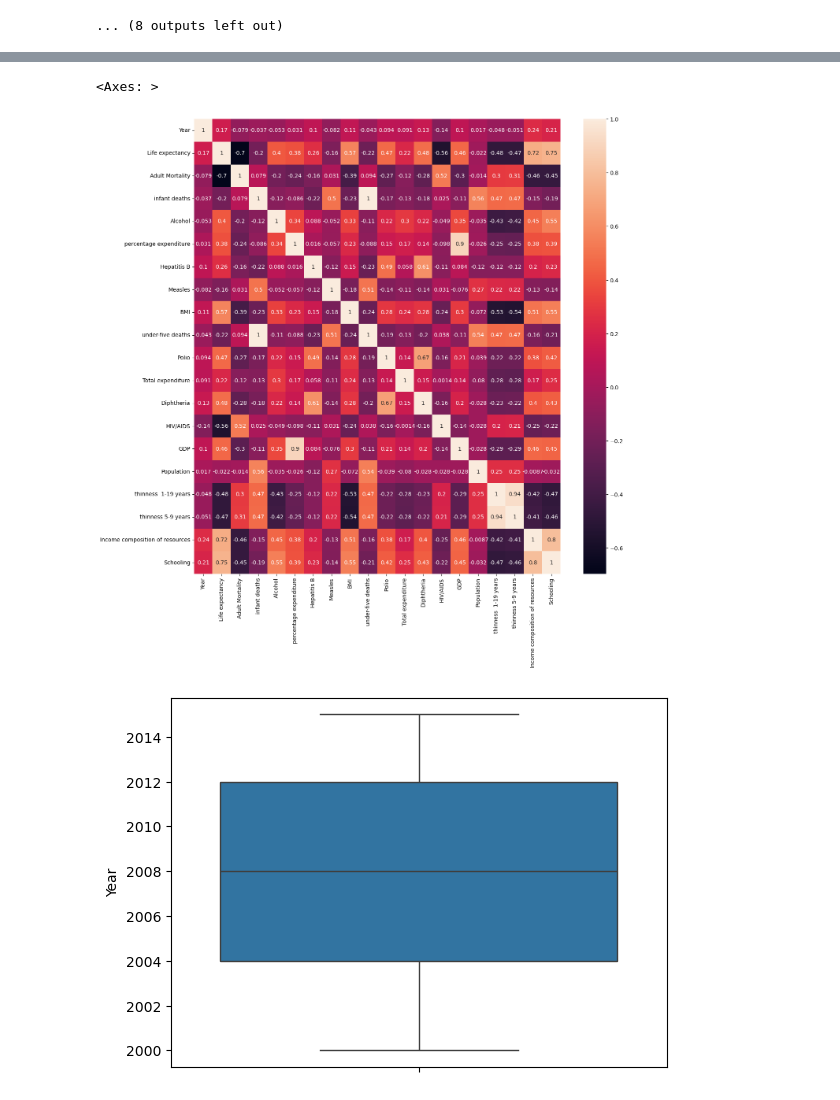
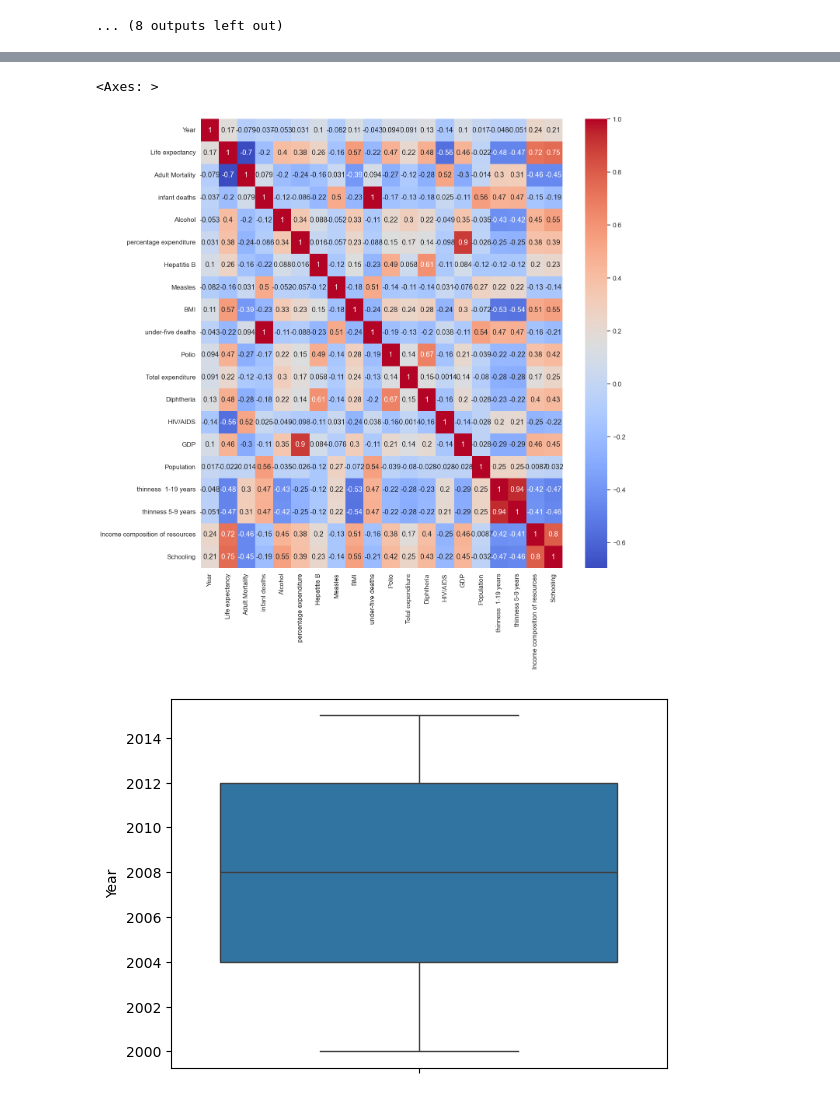
Before and after one commit to Ayesha-Khawar/lifeExpectencyPrediction, a Jupyter notebook: lifeExpectancy_LinReg_RanFor.ipynb, the cells around one changed output, grey strips where cells are left out. Cells and saved outputs as stored; diff of their text form; code cells hidden in the pictures.

```diff
--- a/lifeExpectancy_LinReg_RanFor.ipynb
+++ b/lifeExpectancy_LinReg_RanFor.ipynb
@@ -243,10 +243,10 @@ for i in ['Year','Adult Mortality', 'infant deaths',
 s=df.select_dtypes(include="number").corr()
 # %%
 plt.figure(figsize=(15,15))
-sns.heatmap(s,annot=True)
+sns.heatmap(s,annot=True, cmap="coolwarm", )
 # %% [output]
 <Axes: >
-[figure, old version]
+[figure, new version]
 # %%
 df = df.dropna(subset=["Life expectancy"])
 # %%
```
Also changed, not shown: parts of 2 cells of this notebook.
